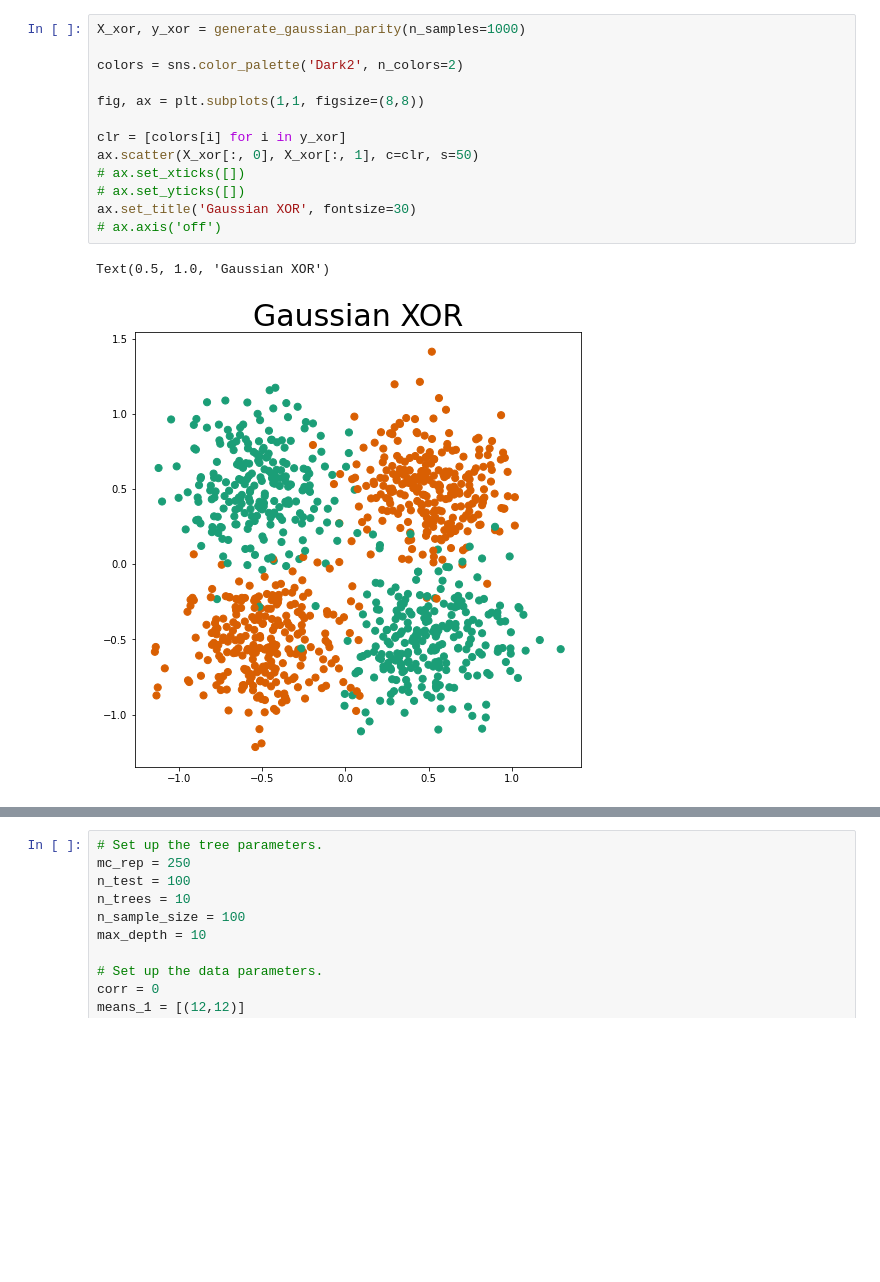
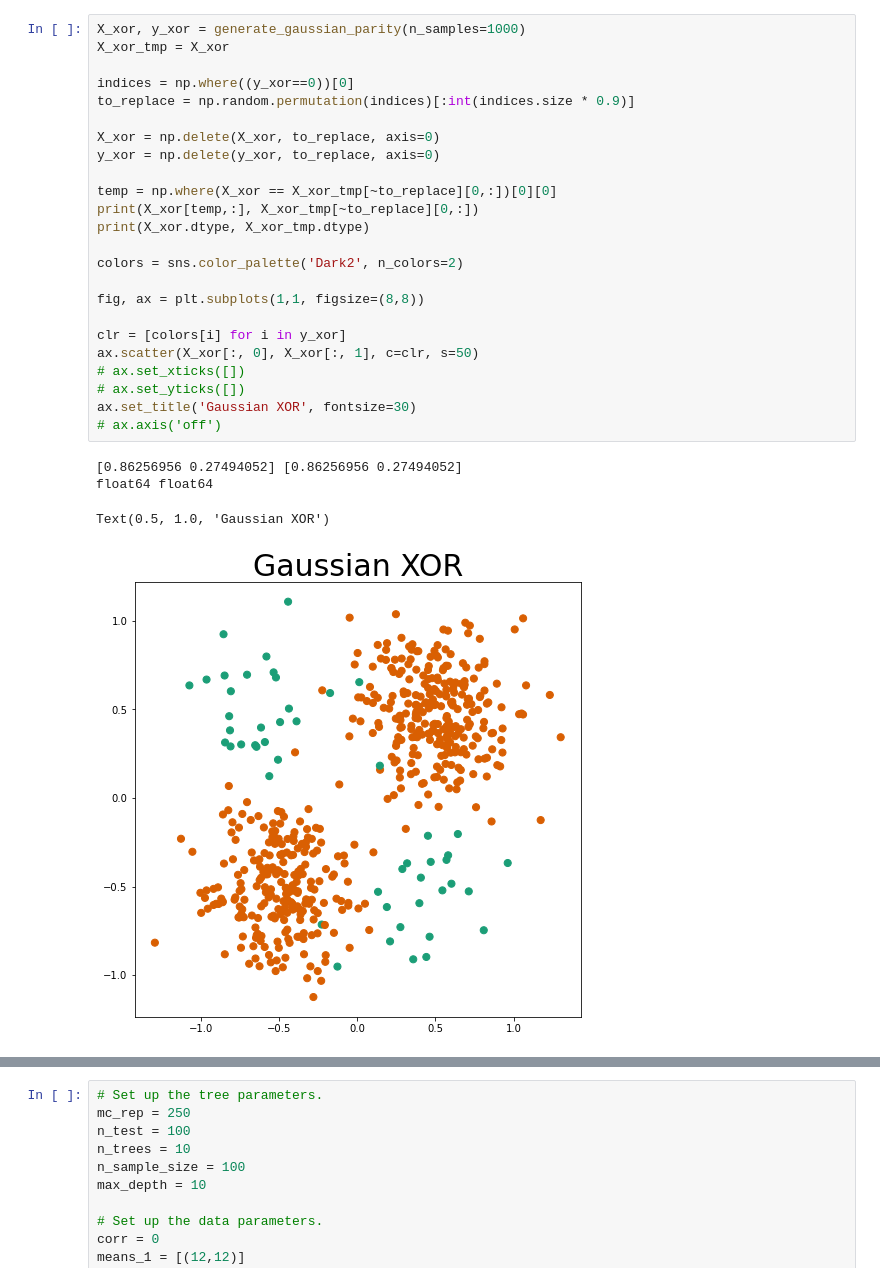
Before and after one commit to latasianguy/progressive-learning, a Jupyter notebook: benchmarks/parity_experiment/KNNClassificationDeciderExperiments/experiment-moving_adversarial_SimpleAverage.ipynb, the cells around one changed output, grey strips where cells are left out. Cells and saved outputs as stored; diff of their text form; blank space fills up the shorter version.

```diff
--- a/benchmarks/parity_experiment/KNNClassificationDeciderExperiments/experiment-moving_adversarial_SimpleAverage.ipynb
+++ b/benchmarks/parity_experiment/KNNClassificationDeciderExperiments/experiment-moving_adversarial_SimpleAverage.ipynb
@@ -18,20 +19,33 @@ from proglearn.sims import generate_gaussian_parity
 Using TensorFlow backend.
 # %%
 X_xor, y_xor = generate_gaussian_parity(n_samples=1000)
+X_xor_tmp = X_xor
+
+indices = np.where((y_xor==0))[0]
+to_replace = np.random.permutation(indices)[:int(indices.size * 0.9)]
+
+X_xor = np.delete(X_xor, to_replace, axis=0)
+y_xor = np.delete(y_xor, to_replace, axis=0)
+
+temp = np.where(X_xor == X_xor_tmp[~to_replace][0,:])[0][0]
+print(X_xor[temp,:], X_xor_tmp[~to_replace][0,:])
+print(X_xor.dtype, X_xor_tmp.dtype)
 
 colors = sns.color_palette('Dark2', n_colors=2)
 
 fig, ax = plt.subplots(1,1, figsize=(8,8))
 
 clr = [colors[i] for i in y_xor]
 ax.scatter(X_xor[:, 0], X_xor[:, 1], c=clr, s=50)
 # ax.set_xticks([])
 # ax.set_yticks([])
 ax.set_title('Gaussian XOR', fontsize=30)
 # ax.axis('off')
 # %% [output]
-Text(0.5, 1.0, 'Gaussian XOR')
+[0.86256956 0.27494052] [0.86256956 0.27494052]
+float64 float64
+Text(0.5, 1.0, 'Gaussian XOR')
-[figure, old version]
+[figure, new version]
 # %%
 def experiment_BTE(samples_task_1, samples_task_2, n_test, n_trees, max_depth, corr,
                    means_1, means_2, acorn=None):
```
Also changed, not shown: parts of 4 cells of this notebook, 6 other files.
